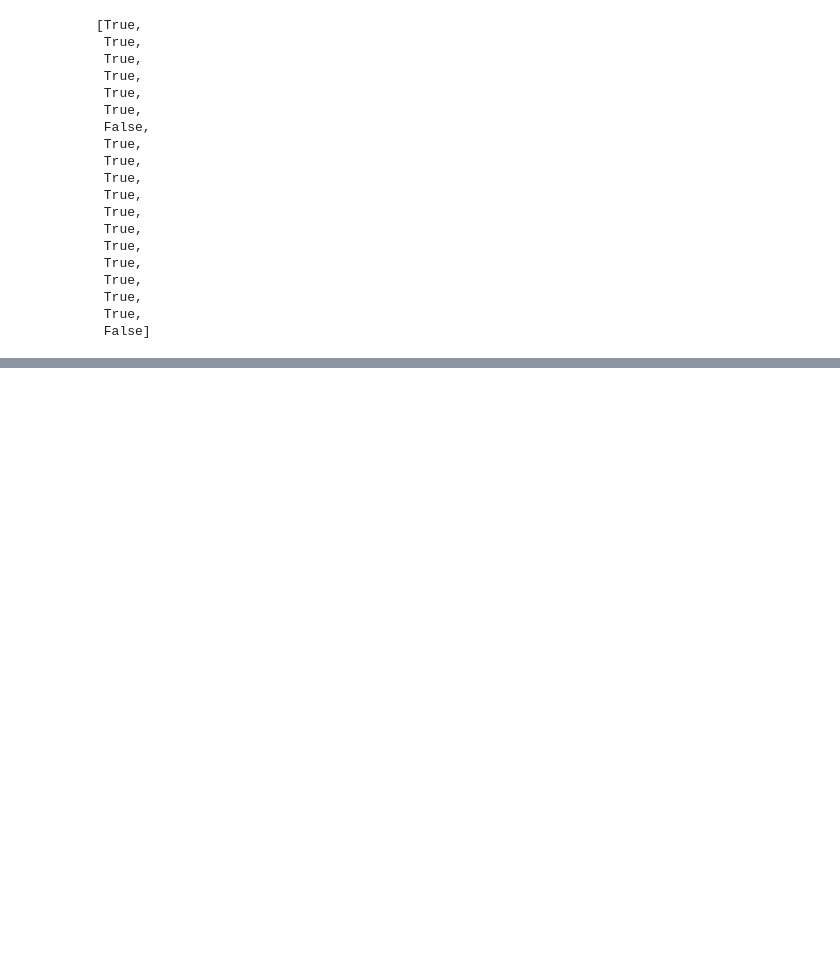
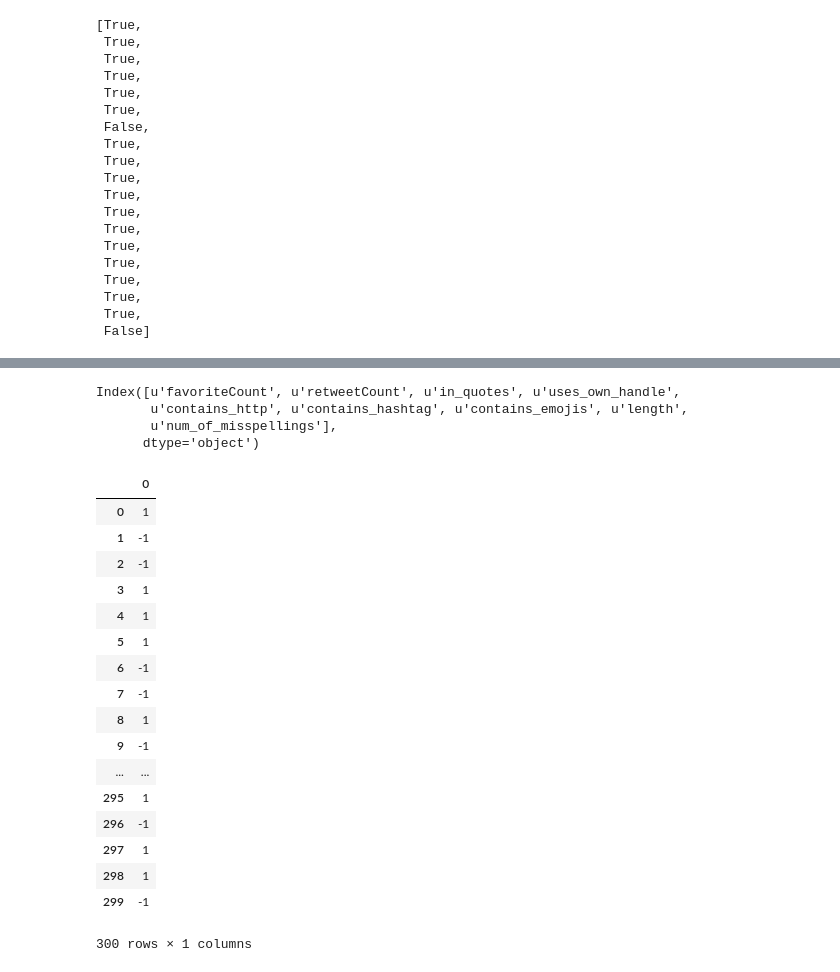
Before and after one commit to KevLuo/SAD, a Jupyter notebook: data_exploration.ipynb, the cells around one changed output, grey strips where cells are left out. Saved outputs shown, nothing was run; the diff lists cells and outputs as text; code cells hidden in the pictures; blank space fills up the shorter version.

Commit message:
implemented random forest and added predictions file

```diff
--- a/data_exploration.ipynb
+++ b/data_exploration.ipynb
@@ -155,0 +289,4 @@ train_df
+# %%
+rf = RandomForestClassifier(n_estimators = 1000, random_state = 42)
+# Train the model on training data
+rf.fit(train_features, train_labels)
@@ -155,0 +322,14 @@ train_df
+# %%
+test_df.columns
+# %% [output]
+Index([u'favoriteCount', u'retweetCount', u'in_quotes', u'uses_own_handle',
+       u'contains_http', u'contains_hashtag', u'contains_emojis', u'length',
+       u'num_of_misspellings'],
+      dtype='object')
+# %%
+# Use the forest's predict method on the test data
+real_predictions = rf.predict(test_df)
+# %%
+real_pred = pd.DataFrame(np.arange(300))
+# %%
+real_pred['Label'] = real_predictions
@@ -155,0 +338,21 @@ train_df
+# %%
+ real_pred.rename(index=str, columns={"0": "a", "B": "c"})
+# %% [output]
+|  | 0 |
+| 0 | 1 |
+| 1 | -1 |
+| 2 | -1 |
+| 3 | 1 |
+| 4 | 1 |
+| 5 | 1 |
+| 6 | -1 |
+| 7 | -1 |
+| 8 | 1 |
+| 9 | -1 |
+| ... | ... |
+| 295 | 1 |
+| 296 | -1 |
+| 297 | 1 |
+| 298 | 1 |
+| 299 | -1 |
+300 rows × 1 columns
```
Also changed, not shown: parts of 38 cells of this notebook, 1 other file.
